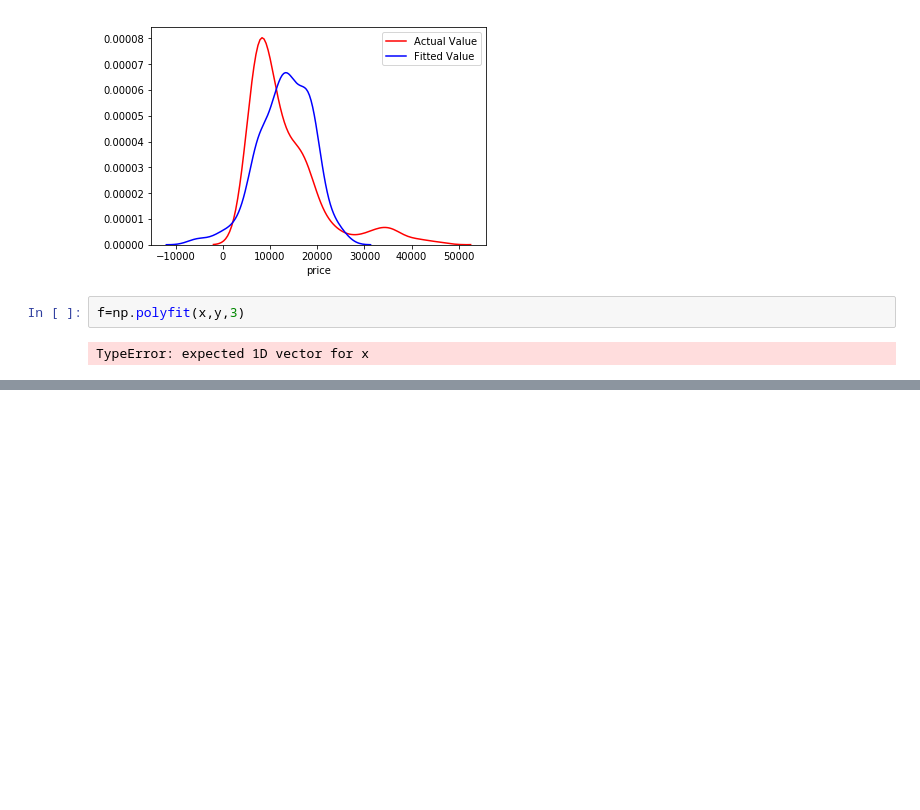
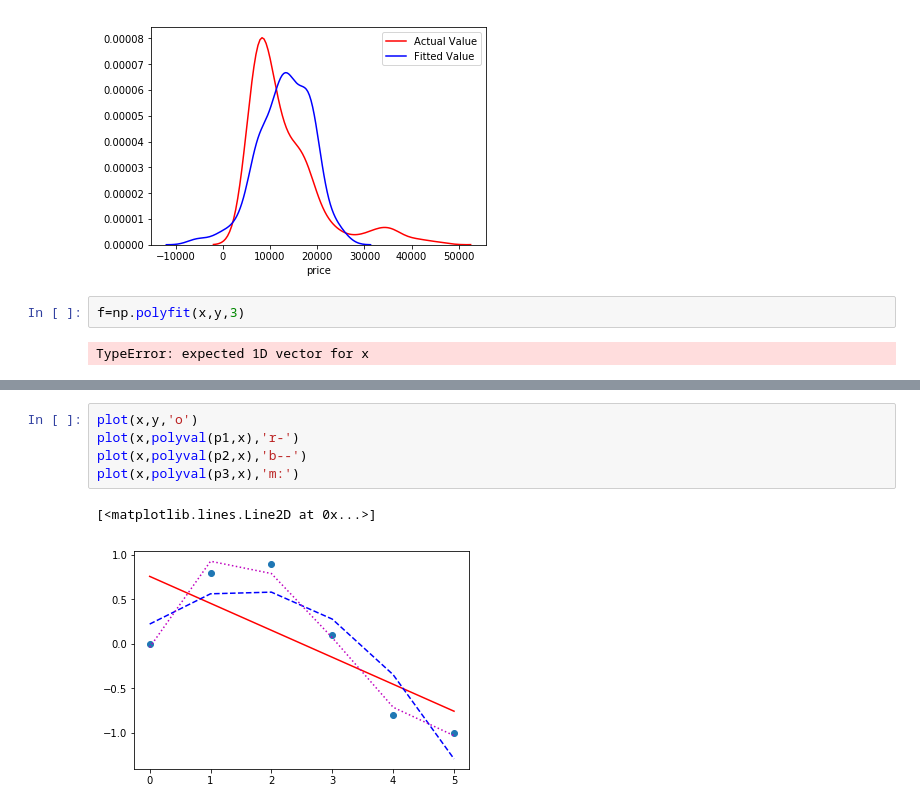
Before and after one commit to mansoorahs/Python_Practice, a Jupyter notebook: Exploratory Data Analysis.ipynb, the cells around one changed output, grey strips where cells are left out. Cells and saved outputs as stored; diff of their text form; blank space fills up the shorter version.

```diff
--- a/Exploratory Data Analysis.ipynb
+++ b/Exploratory Data Analysis.ipynb
@@ -504,0 +530,8 @@ p1 = polyfit(x,y,1)
+# %%
+plot(x,y,'o')
+plot(x,polyval(p1,x),'r-')
+plot(x,polyval(p2,x),'b--')
+plot(x,polyval(p3,x),'m:')
+# %% [output]
+[<matplotlib.lines.Line2D at 0x...>]
+[figure, added]
```
Also changed, not shown: parts of 7 cells of this notebook.
